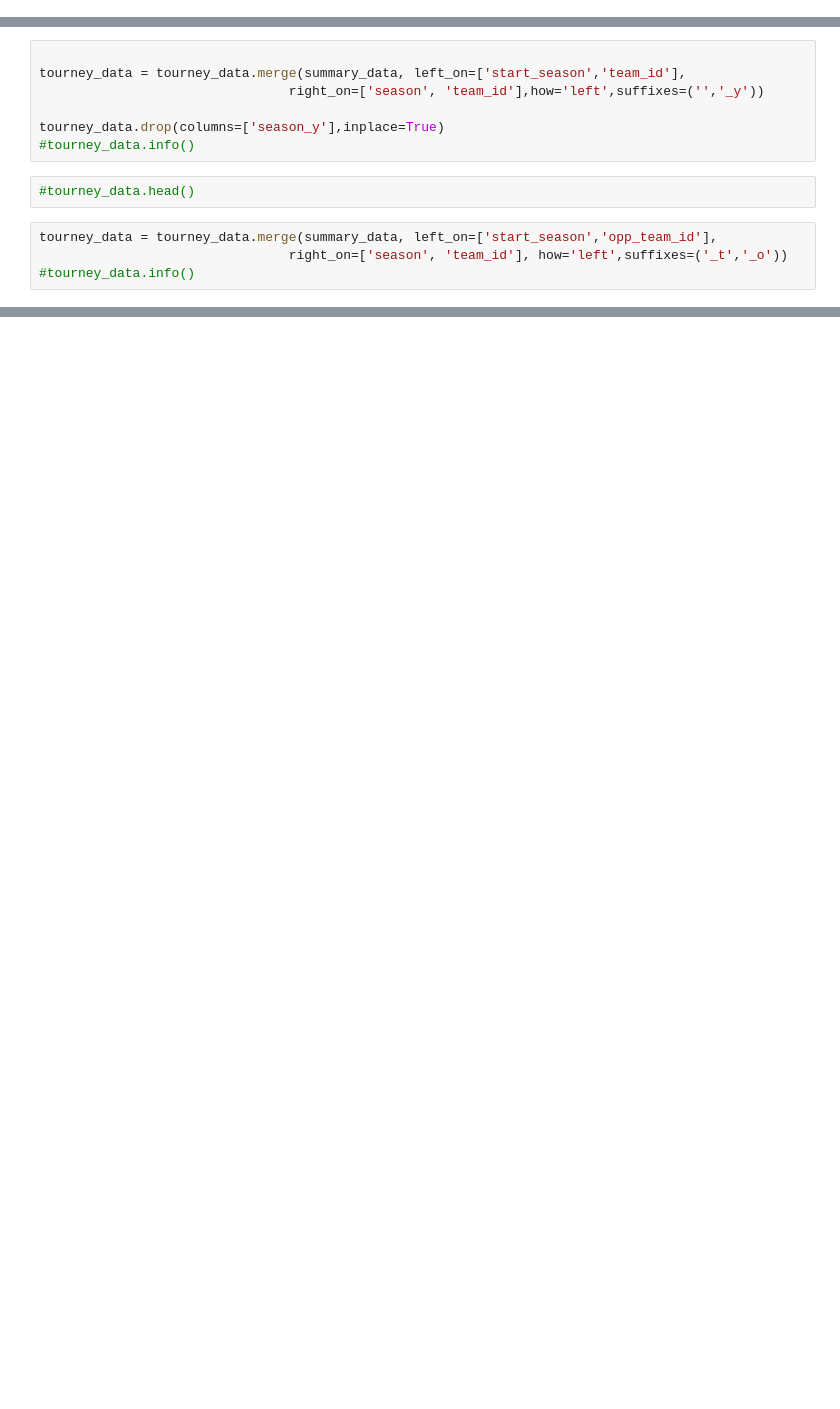
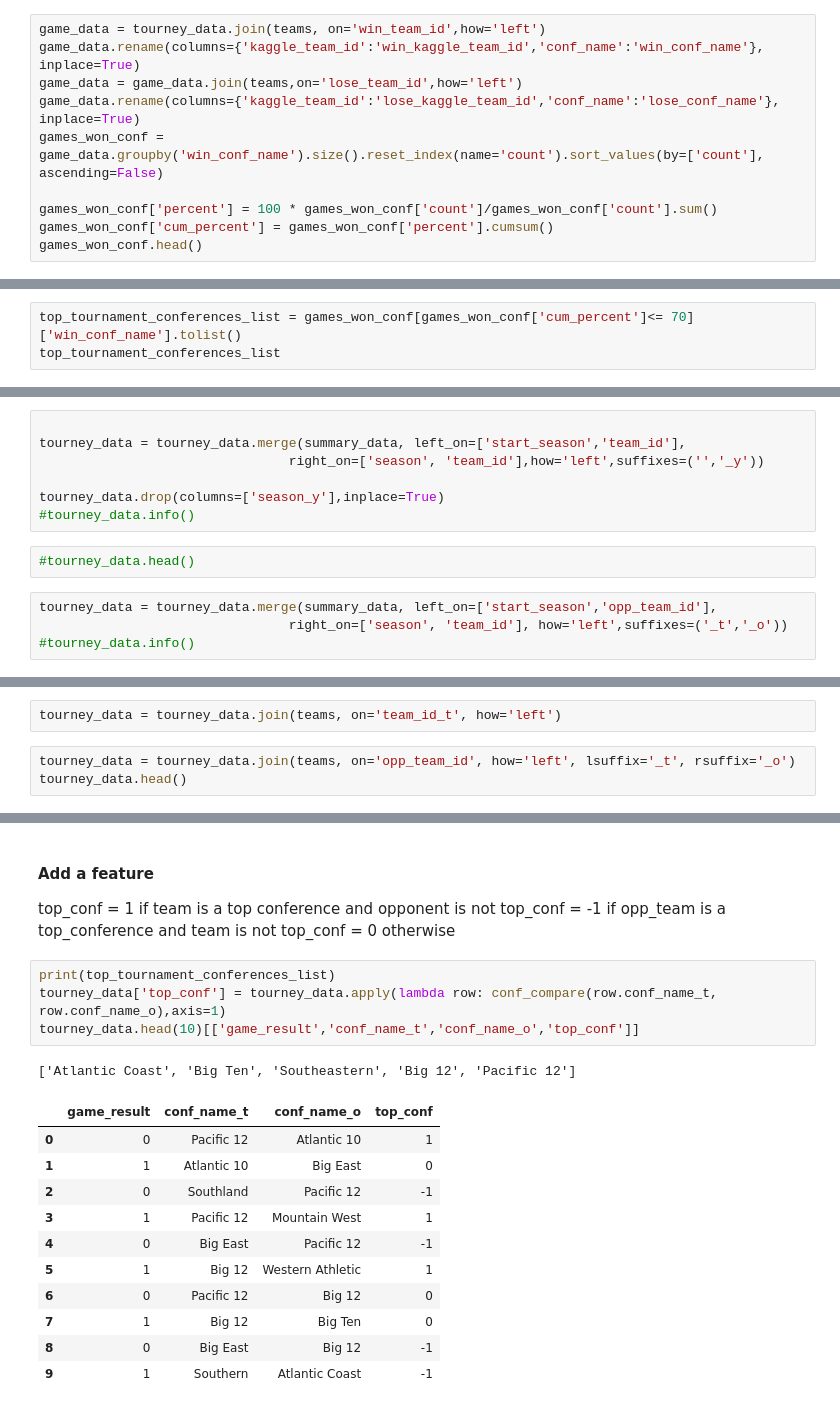
Before and after one commit to chipk215/ncaa_basketball, a Jupyter notebook: Tournament_Model_LR.ipynb, the cells around one changed output, grey strips where cells are left out. Saved outputs shown, nothing was run; the diff lists cells and outputs as text; blank space fills up the shorter version.

```diff
--- a/Tournament_Model_LR.ipynb
+++ b/Tournament_Model_LR.ipynb
@@ -85,0 +134,10 @@ memory usage: 148.9+ KB
+# %%
+game_data = tourney_data.join(teams, on='win_team_id',how='left')
+game_data.rename(columns={'kaggle_team_id':'win_kaggle_team_id','conf_name':'win_conf_name'}, inplace=True)
+game_data = game_data.join(teams,on='lose_team_id',how='left')
+game_data.rename(columns={'kaggle_team_id':'lose_kaggle_team_id','conf_name':'lose_conf_name'}, inplace=True)
+games_won_conf = game_data.groupby('win_conf_name').size().reset_index(name='count').sort_values(by=['count'], ascending=False)
+
+games_won_conf['percent'] = 100 * games_won_conf['count']/games_won_conf['count'].sum()
+games_won_conf['cum_percent'] = games_won_conf['percent'].cumsum()
+games_won_conf.head()
@@ -85,0 +153,3 @@ memory usage: 148.9+ KB
+# %%
+top_tournament_conferences_list = games_won_conf[games_won_conf['cum_percent']<= 70]['win_conf_name'].tolist()
+top_tournament_conferences_list
@@ -253,0 +323,5 @@ tourney_data.head()
+# %%
+tourney_data = tourney_data.join(teams, on='team_id_t', how='left')
+# %%
+tourney_data = tourney_data.join(teams, on='opp_team_id', how='left', lsuffix='_t', rsuffix='_o')
+tourney_data.head()
@@ -254,3 +335,25 @@ tourney_data.head()
+# %% [markdown]
+#### Add a feature
+top_conf = 1 if team is a top conference and opponent is not
+top_conf = -1 if opp_team is a top_conference and team is not
+top_conf = 0 otherwise
+# %%
+print(top_tournament_conferences_list)
+tourney_data['top_conf'] = tourney_data.apply(lambda row: conf_compare(row.conf_name_t, row.conf_name_o),axis=1)
+tourney_data.head(10)[['game_result','conf_name_t','conf_name_o','top_conf']]
+# %% [output]
+['Atlantic Coast', 'Big Ten', 'Southeastern', 'Big 12', 'Pacific 12']
+|  | game_result | conf_name_t | conf_name_o | top_conf |
+| 0 | 0 | Pacific 12 | Atlantic 10 | 1 |
+| 1 | 1 | Atlantic 10 | Big East | 0 |
+| 2 | 0 | Southland | Pacific 12 | -1 |
+| 3 | 1 | Pacific 12 | Mountain West | 1 |
+| 4 | 0 | Big East | Pacific 12 | -1 |
+| 5 | 1 | Big 12 | Western Athletic | 1 |
+| 6 | 0 | Pacific 12 | Big 12 | 0 |
+| 7 | 1 | Big 12 | Big Ten | 0 |
+| 8 | 0 | Big East | Big 12 | -1 |
+| 9 | 1 | Southern | Atlantic Coast | -1 |
 # %%
 numeric_feature_to_scale = ['points_avg_t','opp_pts_avg_t',
                             'off_rebs_avg_t','allow_off_rebs_avg_t',
```
Also changed, not shown: parts of 26 cells of this notebook, 7 other files.
